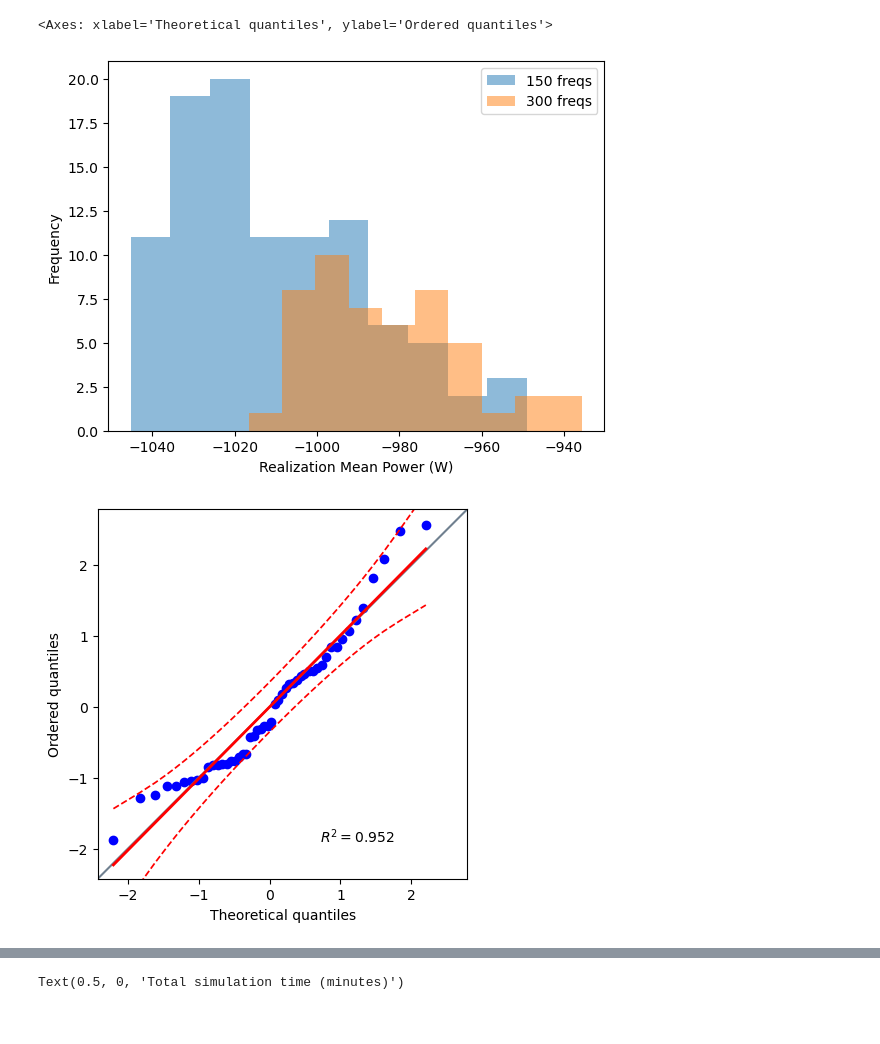
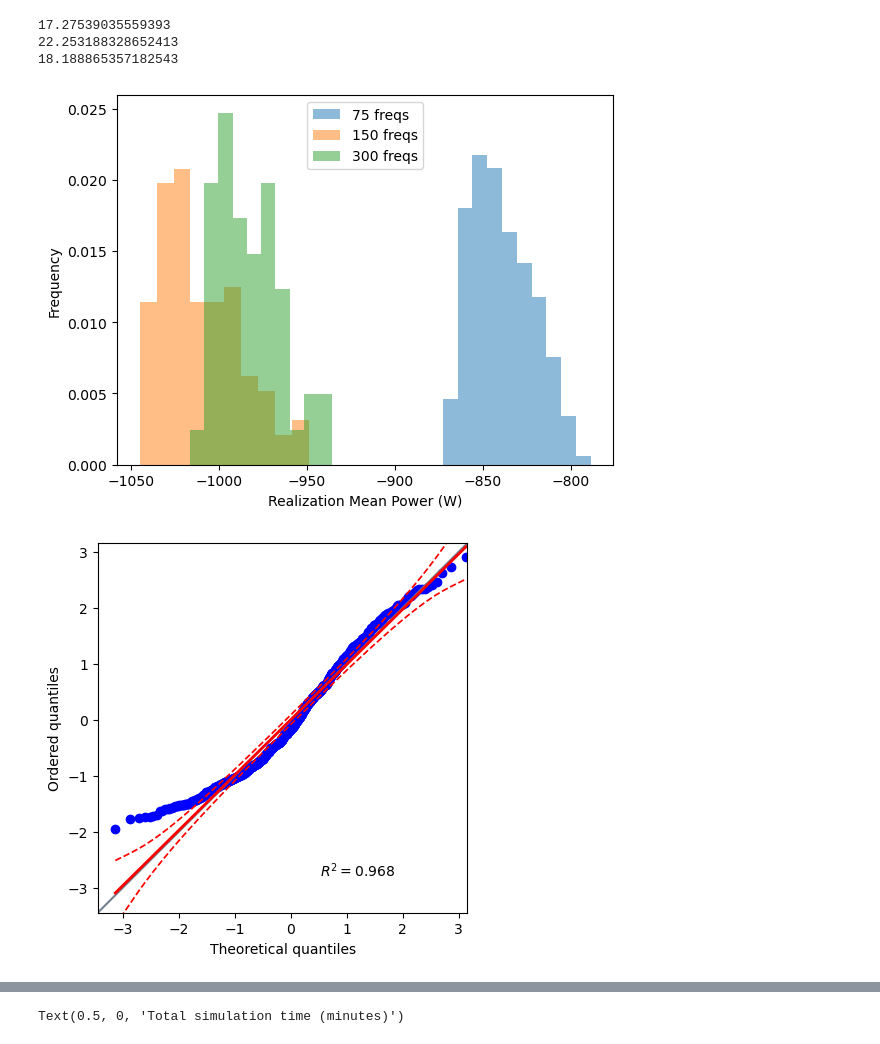
Before and after one commit to jtgrasb/WecOptTool, a Jupyter notebook: examples/analyze_realizations.ipynb, the cells around one changed output, grey strips where cells are left out. Cells and saved outputs as stored; diff of their text form; code cells hidden in the pictures.

```diff
--- a/examples/analyze_realizations.ipynb
+++ b/examples/analyze_realizations.ipynb
@@ -14,12 +14,13 @@ import xarray as xr
 # load results
 
 res_ds_150 = xr.load_dataset('pioneer_power_convergence_150.nc')
-
 f1_150 = 1.875/150
 
 res_ds_300 = xr.load_dataset('pioneer_power_convergence_300.nc')
+f1_300 = 1.875/300
 
-f1_300 = 1.875/300
+res_ds_75 = xr.load_dataset('pioneer_power_convergence_75.nc')
+f1_75 = 1.875/75
 
 rolling_mean_150 = []
 
@@ -37,10 +38,16 @@ for ind in range(len(res_ds_300['power'])):
 
 realization_number_300 = range(1,len(res_ds_300['power'])+1)
 
+rolling_mean_75 = []
+for ind in range(len(res_ds_75['power'])):
+    rolling_mean_75.append(np.mean(res_ds_75['power'][0:ind]))
+realization_number_75 = range(1,len(res_ds_75['power'])+1)
+
 fig = plt.figure()
 ax1 = fig.add_subplot(111)
 ax2 = ax1.twiny()
 ax3 = ax1.twiny()
+ax4 = ax1.twiny()
 ax1.plot(realization_number_150,rolling_mean_150, label='150 Freqs', color = 'blue')
 ax1.set_xlabel('Number of Realizations')
 ax1.set_ylabel('Average Power (W)')
@@ -49,8 +56,15 @@ ax1.tick_params(axis='x', colors='blue')
 ax2.plot(realization_number_300,rolling_mean_300, label='300 Freqs', color = 'orange')
 ax2.xaxis.set_ticks_position("bottom")
 ax2.xaxis.set_label_position("bottom")
-ax2.spines["bottom"].set_position(("axes", -0.15))
+ax2.spines["bottom"].set_position(("axes", -0.1))
 ax2.tick_params(axis='x', colors='orange')
+
+ax3.plot(realization_number_75,rolling_mean_75, label='75 Freqs', color = 'green')
+ax3.xaxis.set_ticks_position("bottom")
+ax3.xaxis.set_label_position("bottom")
+ax3.spines["bottom"].set_position(("axes", -0.2))
+ax3.tick_params(axis='x', colors='green')
+ax3.set_xlim([0, 400])
 
 # also plot total time
 tperreal = 1/f1_150
@@ -59,10 +73,10 @@ def tick_function(X):
     V = tperreal*X/60
     return ["%.1f" % z for z in V]
 
-ax3.set_xticks(ax1.get_xticks())
-ax3.set_xbound(ax1.get_xbound())
-ax3.set_xticklabels(tick_function(ax1.get_xticks()))
-ax3.set_xlabel('Total simulation time (minutes)')
+ax4.set_xticks(ax1.get_xticks())
+ax4.set_xbound(ax1.get_xbound())
+ax4.set_xticklabels(tick_function(ax1.get_xticks()))
+ax4.set_xlabel('Total simulation time (minutes)')
 
 fig.legend(bbox_to_anchor=(0, 0.5, .9, .102))
 # %% [output]
@@ -71,17 +85,28 @@ fig.legend(bbox_to_anchor=(0, 0.5, .9, .102))
 # %%
 # analyze the statistical characteristics of each frequency number and realizations
 
 plt.figure()
-plt.hist(res_ds_150['power'],bins=10,alpha=0.5,label='150 freqs')
-plt.hist(res_ds_300['power'],bins=10,alpha=0.5,label='300 freqs')
+plt.hist(res_ds_75['power'],bins=10,alpha=0.5,density=True,label='75 freqs')
+plt.hist(res_ds_150['power'],bins=10,alpha=0.5,density=True,label='150 freqs')
+plt.hist(res_ds_300['power'],bins=10,alpha=0.5,density=True,label='300 freqs')
 plt.legend()
 plt.xlabel('Realization Mean Power (W)')
 plt.ylabel('Frequency')
 
+plt.figure()
+pg.qqplot(res_ds_75['power'], dist='norm', confidence=.95)
 
-plt.figure()
-pg.qqplot(res_ds_300['power'], dist='norm', confidence=.95)
+# check standard deviation of each:
+stdev_75 = np.std(res_ds_75['power'])
+stdev_150 = np.std(res_ds_150['power'])
+stdev_300 = np.std(res_ds_300['power'])
+
+print(stdev_75.values)
+print(stdev_150.values)
+print(stdev_300.values)
 # %% [output]
-<Axes: xlabel='Theoretical quantiles', ylabel='Ordered quantiles'>
+17.27539035559393
+22.253188328652413
+18.188865357182543
-[figure, old version]
+[figure, new version]
-[figure, old version]
+[figure, new version]
```
Also changed, not shown: parts of 5 cells of this notebook, 3 other files.
